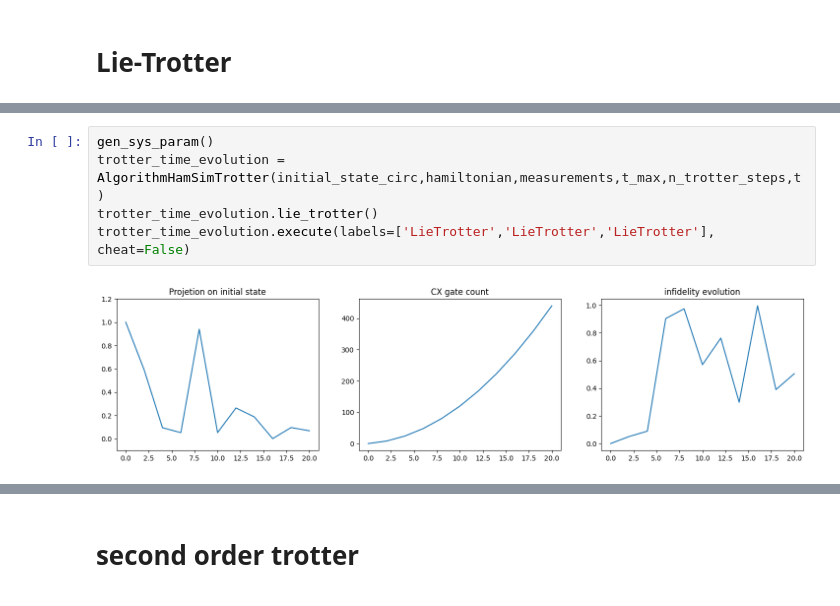
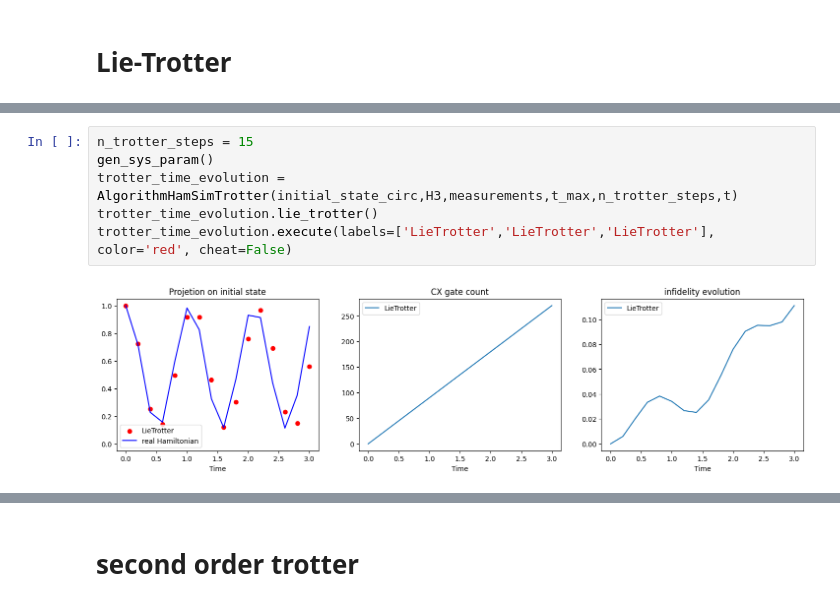
Before and after one commit to AprilSweettooth/Hamiltonian-Decomposition, a Jupyter notebook: test_notebook.ipynb, the cells around one changed output, grey strips where cells are left out. Drawn from its saved outputs; the diff is of its cells as text.

```diff
--- a/test_notebook.ipynb
+++ b/test_notebook.ipynb
@@ -73,8 +376,9 @@ trotter_time_evolution_cheat.execute(split=True,labels=['O_0','O_1','O_2','O_3']
 # %%
+n_trotter_steps = 15
 gen_sys_param()
-trotter_time_evolution = AlgorithmHamSimTrotter(initial_state_circ,hamiltonian,measurements,t_max,n_trotter_steps,t)
+trotter_time_evolution = AlgorithmHamSimTrotter(initial_state_circ,H3,measurements,t_max,n_trotter_steps,t)
 trotter_time_evolution.lie_trotter()
-trotter_time_evolution.execute(labels=['LieTrotter','LieTrotter','LieTrotter'], cheat=False)
+trotter_time_evolution.execute(labels=['LieTrotter','LieTrotter','LieTrotter'], color='red', cheat=False)
 # %% [output]
-[figure, old version]
+[figure, new version]
 # %%
```
Also changed, not shown: parts of 32 cells of this notebook, 8 other files.
